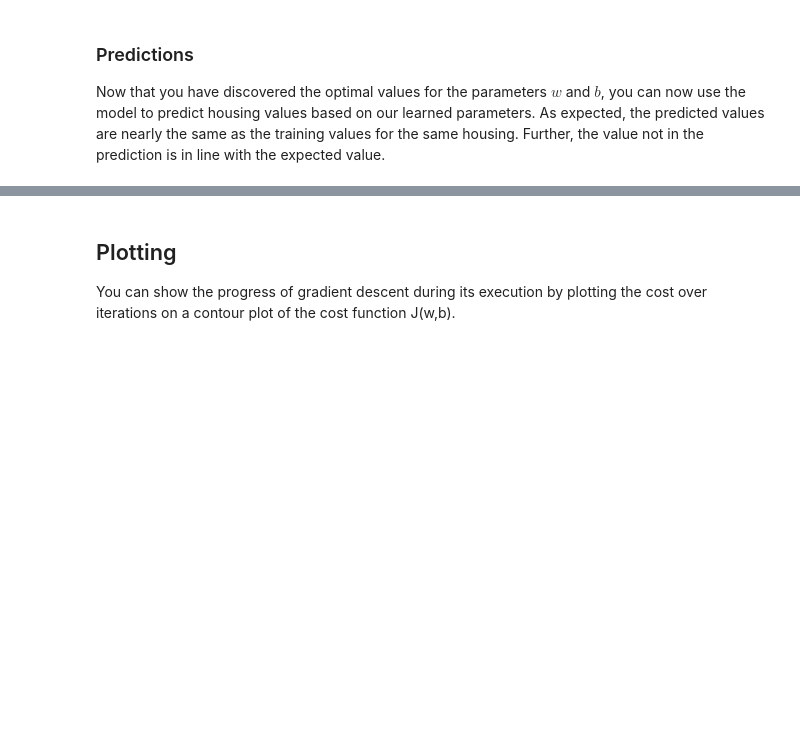
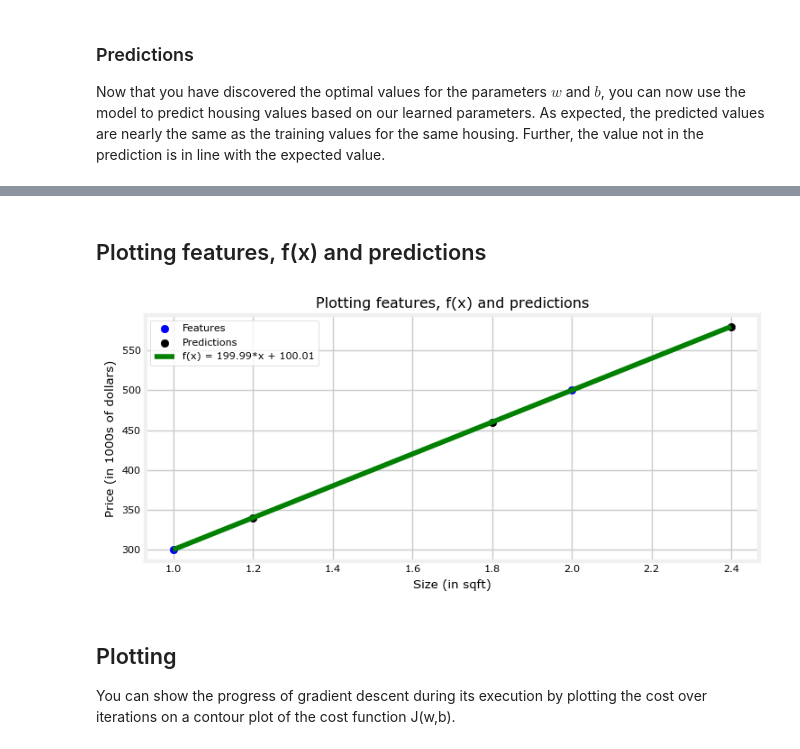
Before and after one commit to mvarrone/machine-learning-specialization, a Jupyter notebook: course_1-sup-ML-reg-classif/week1/6 - Train the model with gradient descent/Optional Lab 4 - Gradient descent/C1_W1_Lab04_Gradient_Descent_Soln.ipynb, the cells around one changed output, grey strips where cells are left out. Saved outputs shown, nothing was run; the diff lists cells and outputs as text; code cells hidden in the pictures; blank space fills up the shorter version.

Commit message:
Adding a new plot: f(x), features and predictions

```diff
--- a/course_1-sup-ML-reg-classif/week1/6 - Train the model with gradient descent/Optional Lab 4 - Gradient descent/C1_W1_Lab04_Gradient_Descent_Soln.ipynb
+++ b/course_1-sup-ML-reg-classif/week1/6 - Train the model with gradient descent/Optional Lab 4 - Gradient descent/C1_W1_Lab04_Gradient_Descent_Soln.ipynb
@@ -267,3 +297,38 @@ print(f"2000 sqft house prediction {w_final*2.0 + b_final:0.1f} Thousand dollars
+# %% [markdown]
+## Plotting features, f(x) and predictions
+# %%
+# Plot the data points
+#print(f"{x_train = }")
+#print(f"{y_train = }")
+#print(f"{w_final = }")
+#print(f"{b_final = }")
+#print(f"{x_test = }")
+#print(f"{y_test = }")
+
+# Plot features
+plt.scatter(x_train, y_train, label='Features', c="b")
+
+# Plot predictions
+plt.scatter(x_test, y_test, label='Predictions', c="k")
+
+# Plot f(x)
+x_line = np.linspace(min(x_train), max(x_test), 100)
+y_line = w_final * x_line + b_final
+plt.plot(x_line, y_line, color='g', label=f'f(x) = {w_final:.2f}*x + {b_final:.2f}')
+
+# Set labels and title
+plt.xlabel('Size (in sqft)')
+plt.ylabel('Price (in 1000s of dollars)')
+plt.title('Plotting features, f(x) and predictions')
+
+# Add legend
+plt.legend()
+
+# Show plot
+plt.grid(True)
+plt.show()
+# %% [output]
+[figure, added]
 # %% [markdown]
 <a name="toc_40291_2.6"></a>
 ## Plotting
```
Also changed, not shown: parts of 7 cells of this notebook, 1 other file.
